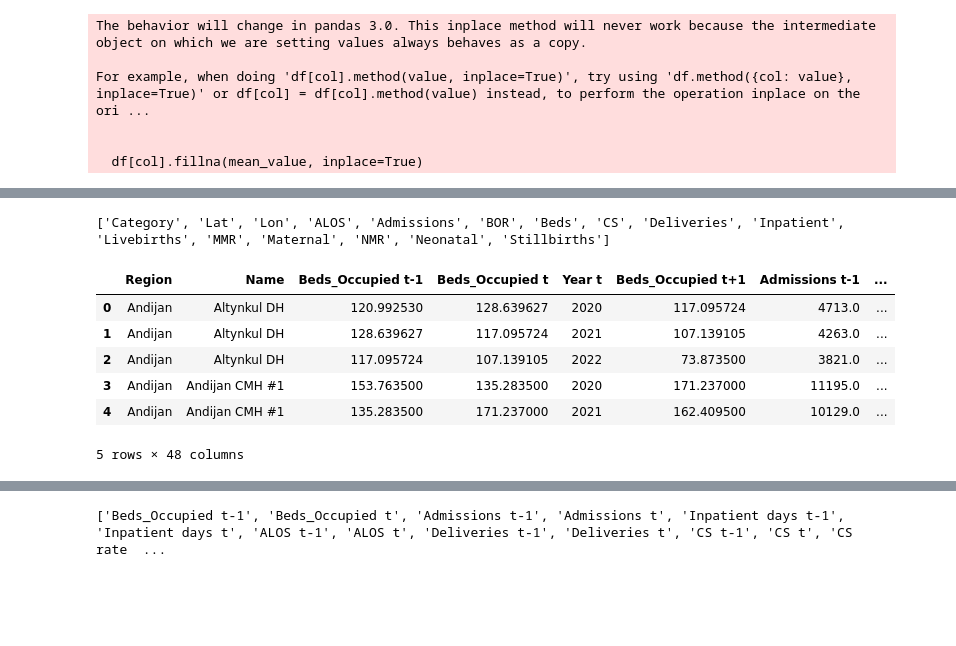
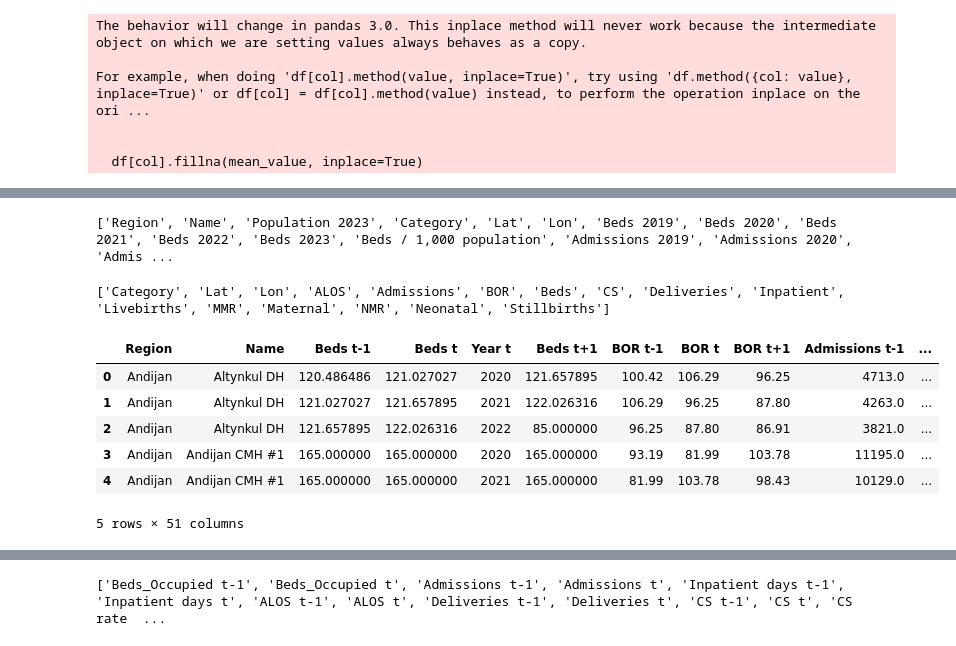
Before and after one commit to DhammaParrot/Uzbekistan, a Jupyter notebook: test_build.ipynb, the cells around one changed output, grey strips where cells are left out. Drawn from its saved outputs; the diff is of its cells as text; code cells hidden in the pictures; blank space fills up the shorter version.

```diff
--- a/test_build.ipynb
+++ b/test_build.ipynb
@@ -53,8 +53,15 @@ def add_column_next_tov2(df, new_col_name):
         df[new_col_name] = ""
 
 
-for year in range(2019, 2024):
-    beds_col = f'Beds {year}'
-    occupied_col = f'Beds_Occupied {year}'
-    add_column_next_tov2(df, occupied_col)
-    df[occupied_col] = df[beds_col] * df[f'BOR {year}'] * 0.01
+# for year in range(2019, 2024):
+#     beds_col = f'Beds {year}'
+#     occupied_col = f'Beds_Occupied {year}'
+#     add_column_next_tov2(df, occupied_col)
+#     df[occupied_col] = df[beds_col] * df[f'BOR {year}'] * 0.01
+
+# for year in range(2019, 2024):
+#     beds_col = f'Beds {year}'
+#     inpatient_col = f'Inpatient_days {year}'
+#     bor_th_col = f'BOR_Theoretical {year}'
+#     add_column_next_tov2(df,bor_th_col)
+#     df[bor_th_col] = (df[inpatient_col]*100)/(df[beds_col] * 365)
@@ -71,3 +68,7 @@ df.head()
+# %%
+print(list(df.columns))
+# %% [output]
+['Region', 'Name', 'Population 2023', 'Category', 'Lat', 'Lon', 'Beds 2019', 'Beds 2020', 'Beds 2021', 'Beds 2022', 'Beds 2023', 'Beds / 1,000 population', 'Admissions 2019', 'Admissions 2020', 'Admis ...
 # %%
 # ###change format of the cleaned dataframed
 # import pandas as pd
@@ -132,38 +133,38 @@ def transform_df_multi_prefix(df, prefixes):
 
                 new_row = {
                     'Region': row['Region'],
                     'Name': row['Name'],
                     f'{prefix} t-1': row.get(f'{prefix} {t}') if t >= years.start else None,
                     f'{prefix} t': row.get(f'{prefix} {t+1}'),
                     'Year t': t+1  # Adding 'Year t' to be used as a merging key
                 }
                 # if prefix == "Beds" and t < years.stop:
                 if t < years.stop:
 
                     new_row[f'{prefix} t+1'] = row.get(f'{prefix} {t+2}')
                 # Append the new row to the list
                 transformed_rows.append(new_row)
 
         prefix_df = pd.DataFrame(transformed_rows)
         if combined_transformed_df.empty:
             combined_transformed_df = prefix_df
         else:
             combined_transformed_df = pd.merge(combined_transformed_df, prefix_df, on=['Region', 'Name', 'Year t'], how='outer')
 
     return combined_transformed_df
 
 # List of prefixes to transform
-prefixes = ["Beds_Occupied", "Admissions", "Inpatient days","ALOS","Deliveries","CS","CS rate (%)", "Stillbirths","Livebirths","Maternal Transfer","Neonatal Transfer", "Neonatal Death",
+prefixes = ["Beds", "BOR", "Admissions", "Inpatient days","ALOS","Deliveries","CS","CS rate (%)", "Stillbirths","Livebirths","Maternal Transfer","Neonatal Transfer", "Neonatal Death",
             "NMR","Maternal Deaths","MMR"]
 transformed_df = transform_df_multi_prefix(df, prefixes)
 
 # Display the transformed DataFrame
 transformed_df.head()
 # %% [output]
-|  | Region | Name | Beds_Occupied t-1 | Beds_Occupied t | Year t | Beds_Occupied t+1 | Admissions t-1 | ... |
-| 0 | Andijan | Altynkul DH | 120.992530 | 128.639627 | 2020 | 117.095724 | 4713.0 | ... |
-| 1 | Andijan | Altynkul DH | 128.639627 | 117.095724 | 2021 | 107.139105 | 4263.0 | ... |
-| 2 | Andijan | Altynkul DH | 117.095724 | 107.139105 | 2022 | 73.873500 | 3821.0 | ... |
-| 3 | Andijan | Andijan CMH #1 | 153.763500 | 135.283500 | 2020 | 171.237000 | 11195.0 | ... |
-| 4 | Andijan | Andijan CMH #1 | 135.283500 | 171.237000 | 2021 | 162.409500 | 10129.0 | ... |
+|  | Region | Name | Beds t-1 | Beds t | Year t | Beds t+1 | BOR t-1 | BOR t | BOR t+1 | Admissions t-1 | ... |
+| 0 | Andijan | Altynkul DH | 120.486486 | 121.027027 | 2020 | 121.657895 | 100.42 | 106.29 | 96.25 | 4713.0 | ... |
+| 1 | Andijan | Altynkul DH | 121.027027 | 121.657895 | 2021 | 122.026316 | 106.29 | 96.25 | 87.80 | 4263.0 | ... |
+| 2 | Andijan | Altynkul DH | 121.657895 | 122.026316 | 2022 | 85.000000 | 96.25 | 87.80 | 86.91 | 3821.0 | ... |
+| 3 | Andijan | Andijan CMH #1 | 165.000000 | 165.000000 | 2020 | 165.000000 | 93.19 | 81.99 | 103.78 | 11195.0 | ... |
+| 4 | Andijan | Andijan CMH #1 | 165.000000 | 165.000000 | 2021 | 165.000000 | 81.99 | 103.78 | 98.43 | 10129.0 | ... |
-5 rows × 48 columns
+5 rows × 51 columns
```
Also changed, not shown: parts of 12 cells of this notebook, 6 other files.
